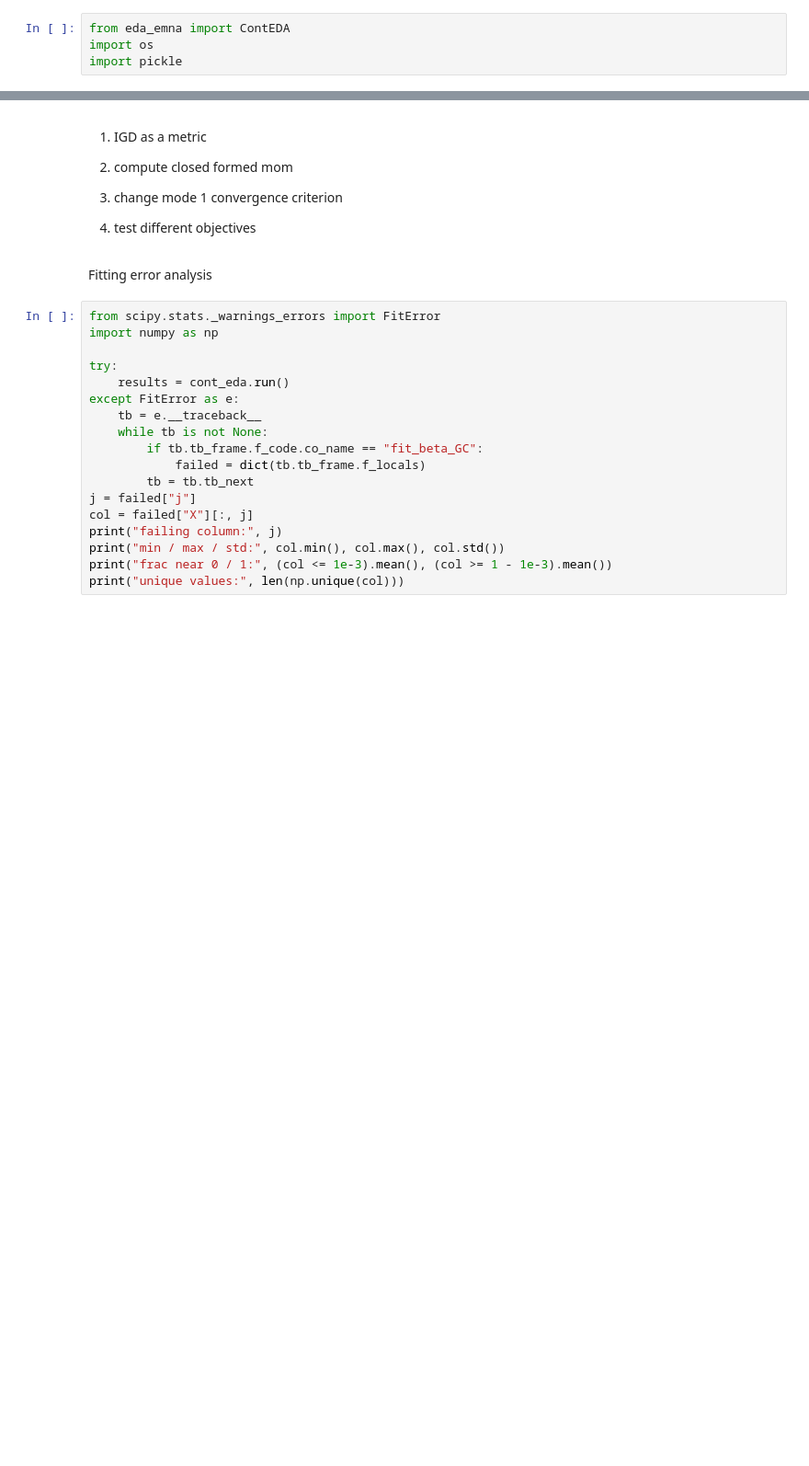
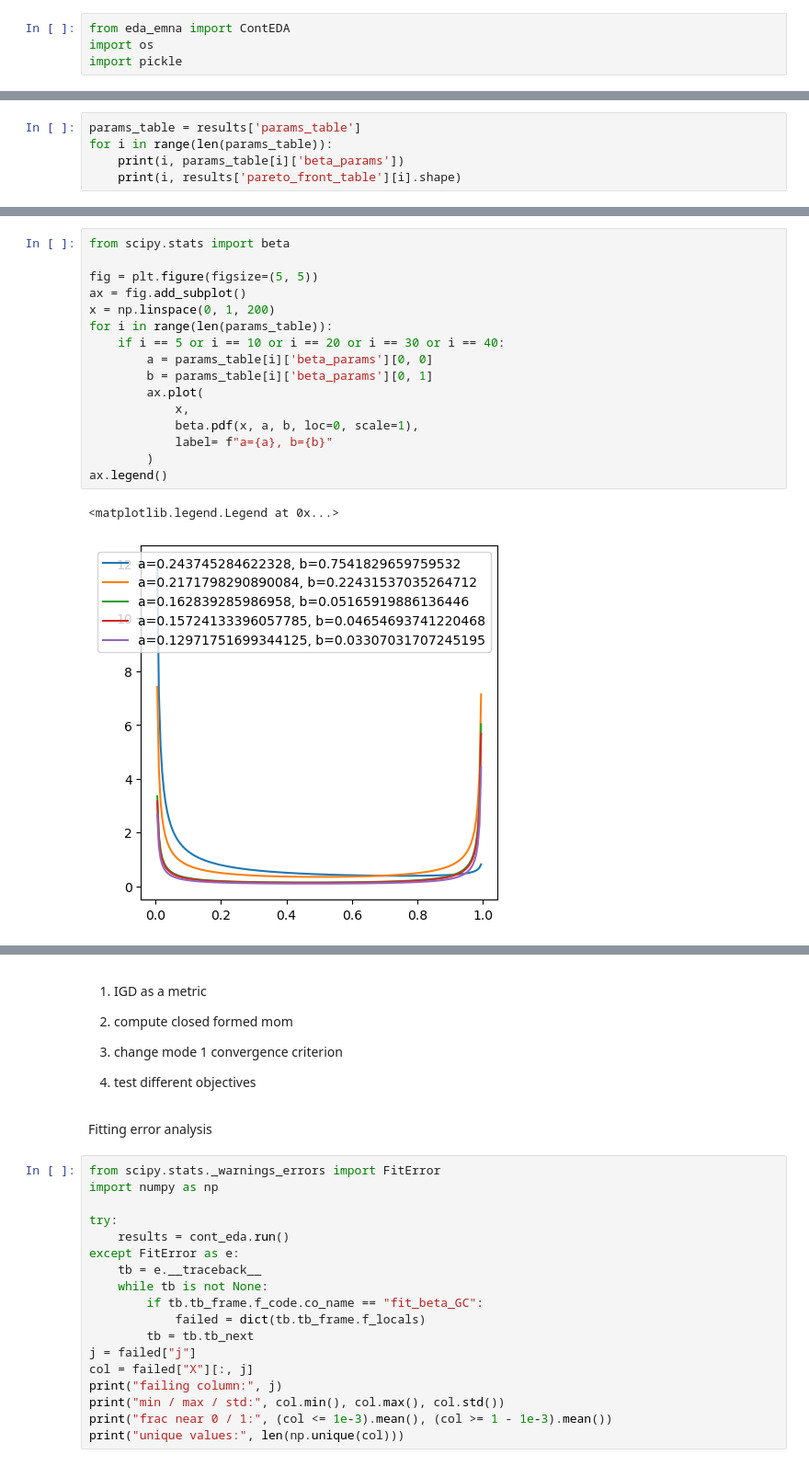
Before and after one commit to rameshsrinivasanuci/multiobjective, a Jupyter notebook: dtlz.ipynb, the cells around one changed output, grey strips where cells are left out. Shown at 92% size. Saved outputs shown, nothing was run; the diff lists cells and outputs as text; blank space fills up the shorter version.

```diff
--- a/dtlz.ipynb
+++ b/dtlz.ipynb
@@ -112,0 +174,5 @@ ax.plot(results['js_div_list'])
+# %%
+params_table = results['params_table']
+for i in range(len(params_table)):
+    print(i, params_table[i]['beta_params'])
+    print(i, results['pareto_front_table'][i].shape)
@@ -112,0 +197,19 @@ ax.plot(results['js_div_list'])
+# %%
+from scipy.stats import beta
+
+fig = plt.figure(figsize=(5, 5))
+ax = fig.add_subplot()
+x = np.linspace(0, 1, 200)
+for i in range(len(params_table)):
+    if i == 5 or i == 10 or i == 20 or i == 30 or i == 40:
+        a = params_table[i]['beta_params'][0, 0]
+        b = params_table[i]['beta_params'][0, 1]
+        ax.plot(
+            x,
+            beta.pdf(x, a, b, loc=0, scale=1),
+            label= f"a={a}, b={b}"
+        )
+ax.legend()
+# %% [output]
+<matplotlib.legend.Legend at 0x...>
+[figure, added]
```
Also changed, not shown: parts of 25 cells of this notebook, 1 other file.
